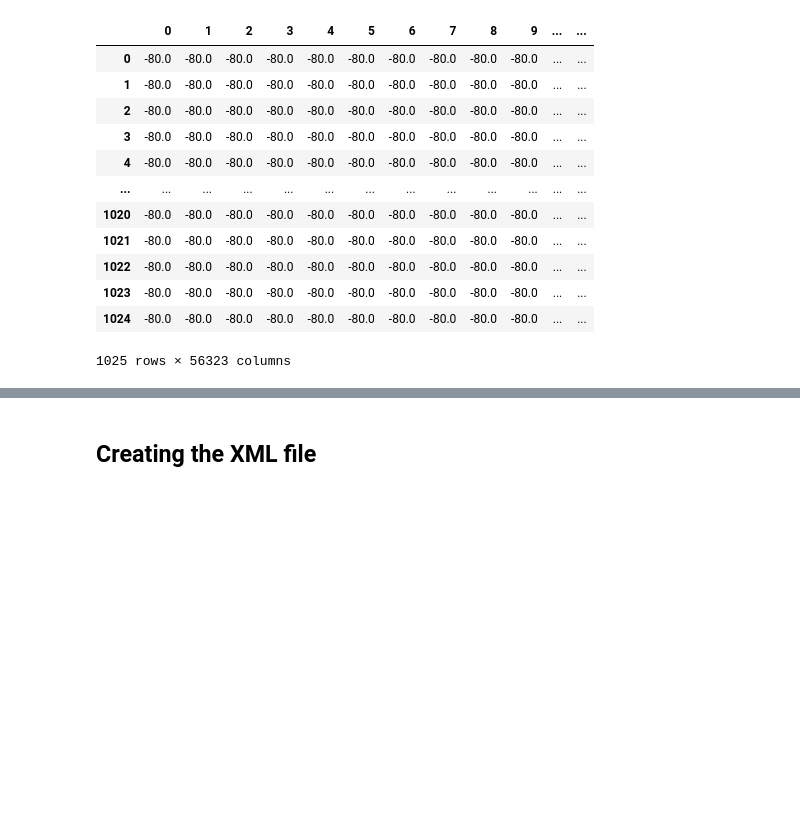
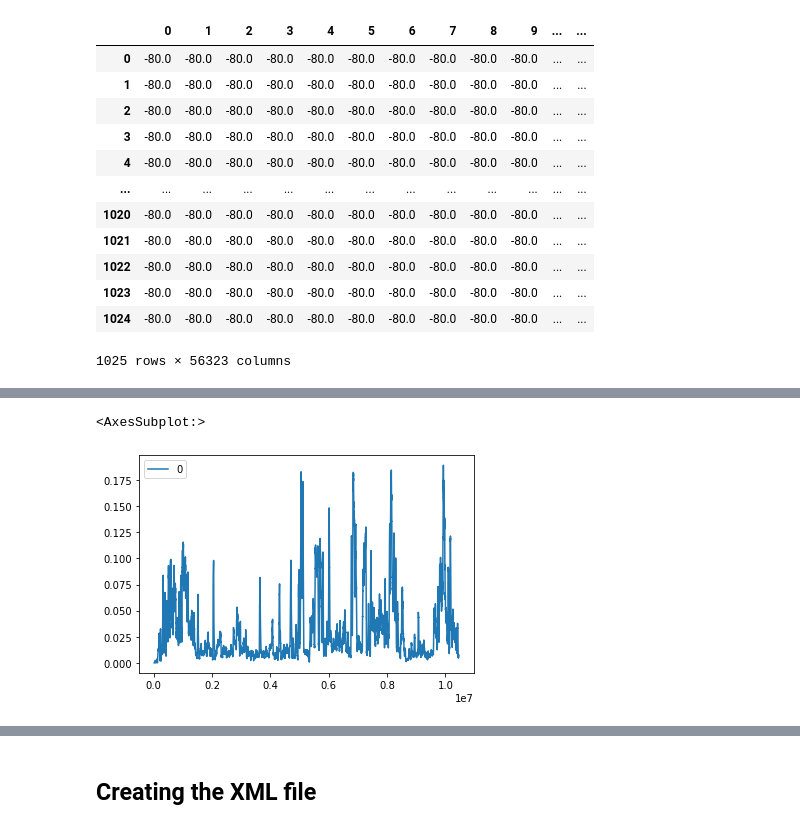
Before and after one commit to hjeffreywang/Automatic_Timeline_setup, a Jupyter notebook: P1_imports_metrics_exploration.ipynb, the cells around one changed output, grey strips where cells are left out. Cells and saved outputs as stored; diff of their text form; code cells hidden in the pictures; blank space fills up the shorter version.

```diff
--- a/P1_imports_metrics_exploration.ipynb
+++ b/P1_imports_metrics_exploration.ipynb
@@ -169,0 +163,10 @@ librosa.display.waveshow(x_2[2690100:3528000])
+# %%
+rollingaverage_scott=speaker_to_listener_df.abs().rolling(rate*3,center=True).mean()
+rollingaverage_osi=listener_to_speaker_df.abs().rolling(rate*3,center=True).mean()
+Drollingaverage_scott=rollingaverage_scott.abs().rolling(rate*3,center=True).mean()
+Drollingaverage_osi=rollingaverage_osi.abs().rolling(rate*3,center=True).mean()
+# %%
+rollingaverage_scott.plot()
+# %% [output]
+<AxesSubplot:>
+[figure, added]
```
Also changed, not shown: parts of 36 cells of this notebook, 4 other files.
